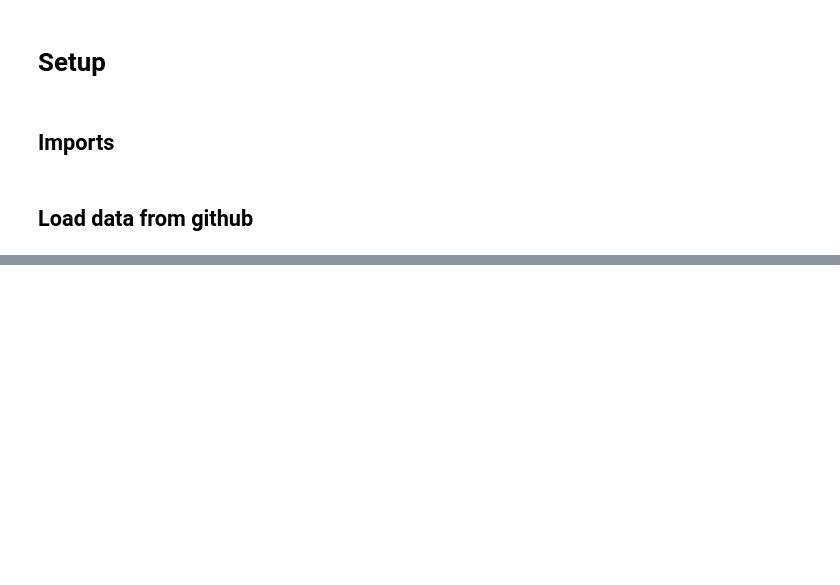
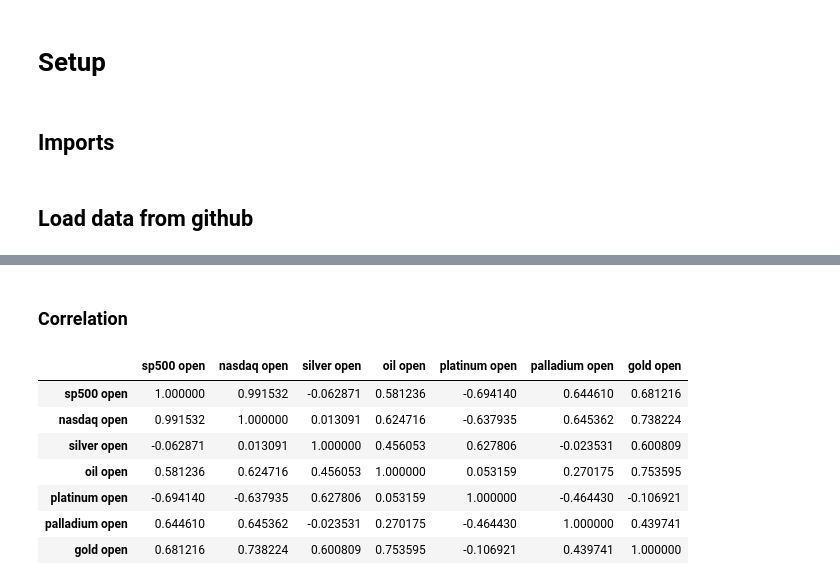
Before and after one commit to luck058/kaggle-gold-price-analysis, a Jupyter notebook: kaggle_gold_price_analysis.ipynb, the cells around one changed output, grey strips where cells are left out. Cells and saved outputs as stored; diff of their text form; code cells hidden in the pictures; blank space fills up the shorter version.

```diff
--- a/kaggle_gold_price_analysis.ipynb
+++ b/kaggle_gold_price_analysis.ipynb
@@ -46,0 +96,14 @@ df_dropped.to_csv('financial_regression_cleaned.csv')
+# %% [markdown]
+### Correlation
+# %%
+styled_df = df_open.corr().style.background_gradient(cmap='Blues')
+display(styled_df)
+# %% [output]
+|  | sp500 open | nasdaq open | silver open | oil open | platinum open | palladium open | gold open |
+| sp500 open | 1.000000 | 0.991532 | -0.062871 | 0.581236 | -0.694140 | 0.644610 | 0.681216 |
+| nasdaq open | 0.991532 | 1.000000 | 0.013091 | 0.624716 | -0.637935 | 0.645362 | 0.738224 |
+| silver open | -0.062871 | 0.013091 | 1.000000 | 0.456053 | 0.627806 | -0.023531 | 0.600809 |
+| oil open | 0.581236 | 0.624716 | 0.456053 | 1.000000 | 0.053159 | 0.270175 | 0.753595 |
+| platinum open | -0.694140 | -0.637935 | 0.627806 | 0.053159 | 1.000000 | -0.464430 | -0.106921 |
+| palladium open | 0.644610 | 0.645362 | -0.023531 | 0.270175 | -0.464430 | 1.000000 | 0.439741 |
+| gold open | 0.681216 | 0.738224 | 0.600809 | 0.753595 | -0.106921 | 0.439741 | 1.000000 |
```
Also changed, not shown: parts of 13 cells of this notebook.
